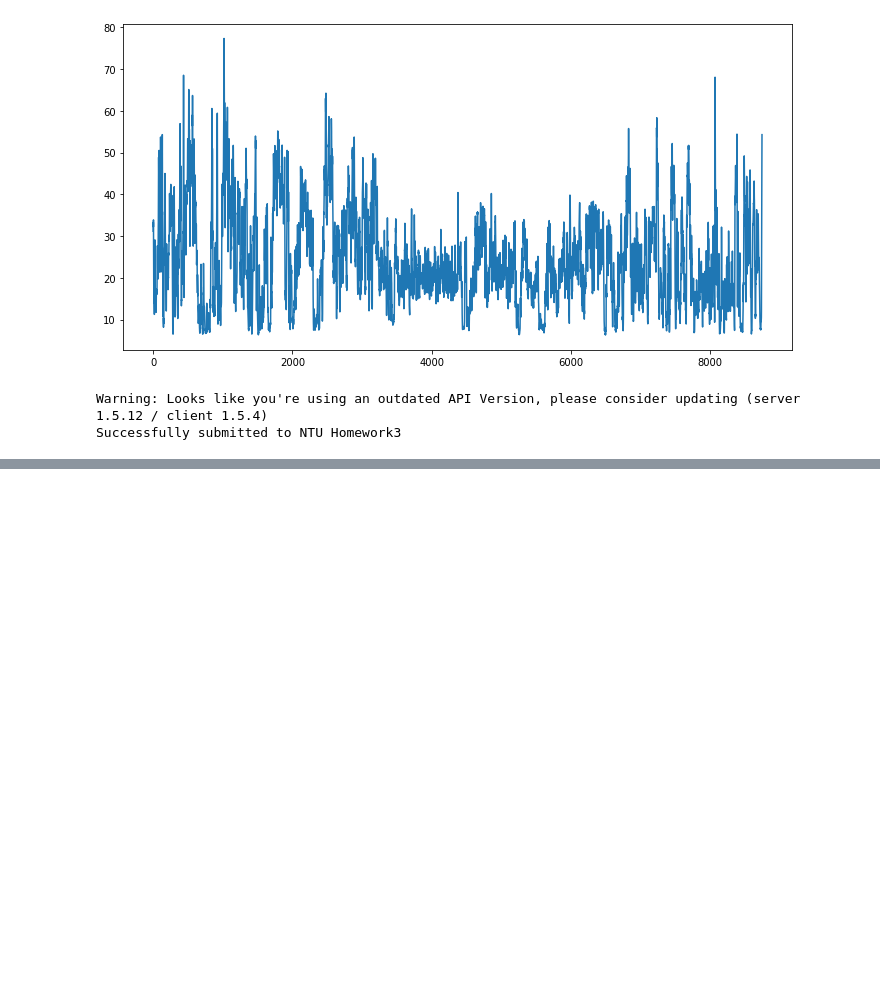
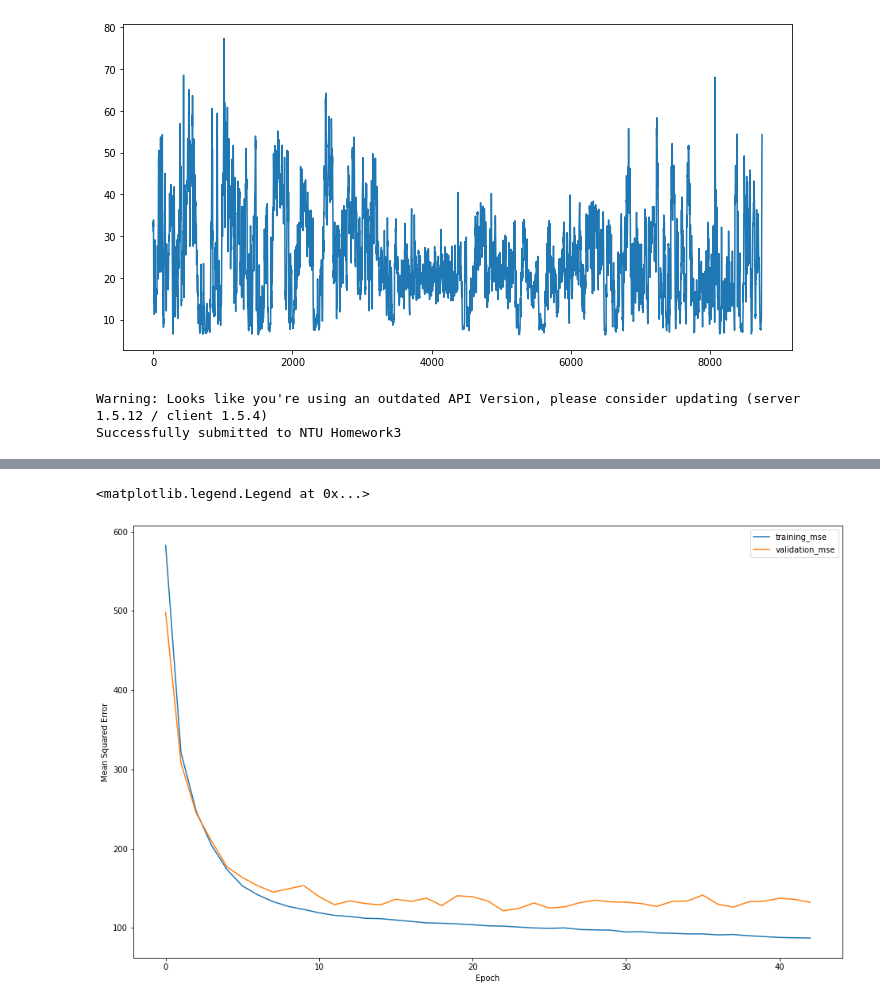
Before and after one commit to wuyentung/Deep-Learning-Application--2021-Fall-, a Jupyter notebook: hw3.ipynb, the cells around one changed output, grey strips where cells are left out. Cells and saved outputs as stored; diff of their text form; code cells hidden in the pictures; blank space fills up the shorter version.

```diff
--- a/hw3.ipynb
+++ b/hw3.ipynb
@@ -349,0 +246,34 @@ Successfully submitted to NTU Homework3
+# %%
+class Sequence2Sequence(tf.keras.Model):
+    def __init__(self):
+        super(Sequence2Sequence,self).__init__()
+        self.Encoder = Encoder()
+        self.Decoder = Decoder()
+
+    def call(self, inp):
+
+        encoder_outputs = self.Encoder.call(inp)
+        outputs = self.Decoder.call(encoder_outputs)
+
+
+        return outputs
+# %%
+s2s_model = Sequence2Sequence()
+
+Early = EarlyStopping(
+    monitor='val_loss', min_delta=0,
+    patience=20, verbose=1, mode='auto',
+    baseline=None, restore_best_weights=False
+)
+
+filepath="weights-improvement.hdf5"
+checkpoint = ModelCheckpoint(filepath, monitor='val_loss', verbose=1, save_best_only=True,
+mode='min')
+
+checkpoint = ModelCheckpoint(filepath, monitor='val_mse', verbose=1, save_best_only=True, mode='min', save_weights_only =True)
+s2s_model.compile(optimizer=tf.keras.optimizers.Adam(0.003, decay=0.0001), loss="mse", metrics=["mse"])
+history = s2s_model.fit(x = training_x_shift,
+                        y = training_y_shift, epochs=100,
+                        verbose = 1, validation_split=0.2,
+                        callbacks=[Early, checkpoint])
+s2s_model.summary()
@@ -349,0 +298,10 @@ Successfully submitted to NTU Homework3
+# %%
+plt.figure(figsize=(16, 10))
+plt.plot(history.history['loss'], label='training_mse')
+plt.plot(history.history['val_loss'], label = 'validation_mse')
+plt.xlabel('Epoch')
+plt.ylabel('Mean Squared Error')
+plt.legend(loc='upper right')
+# %% [output]
+<matplotlib.legend.Legend at 0x...>
+[figure, added]
```
Also changed, not shown: parts of 25 cells of this notebook, 1 other file.
